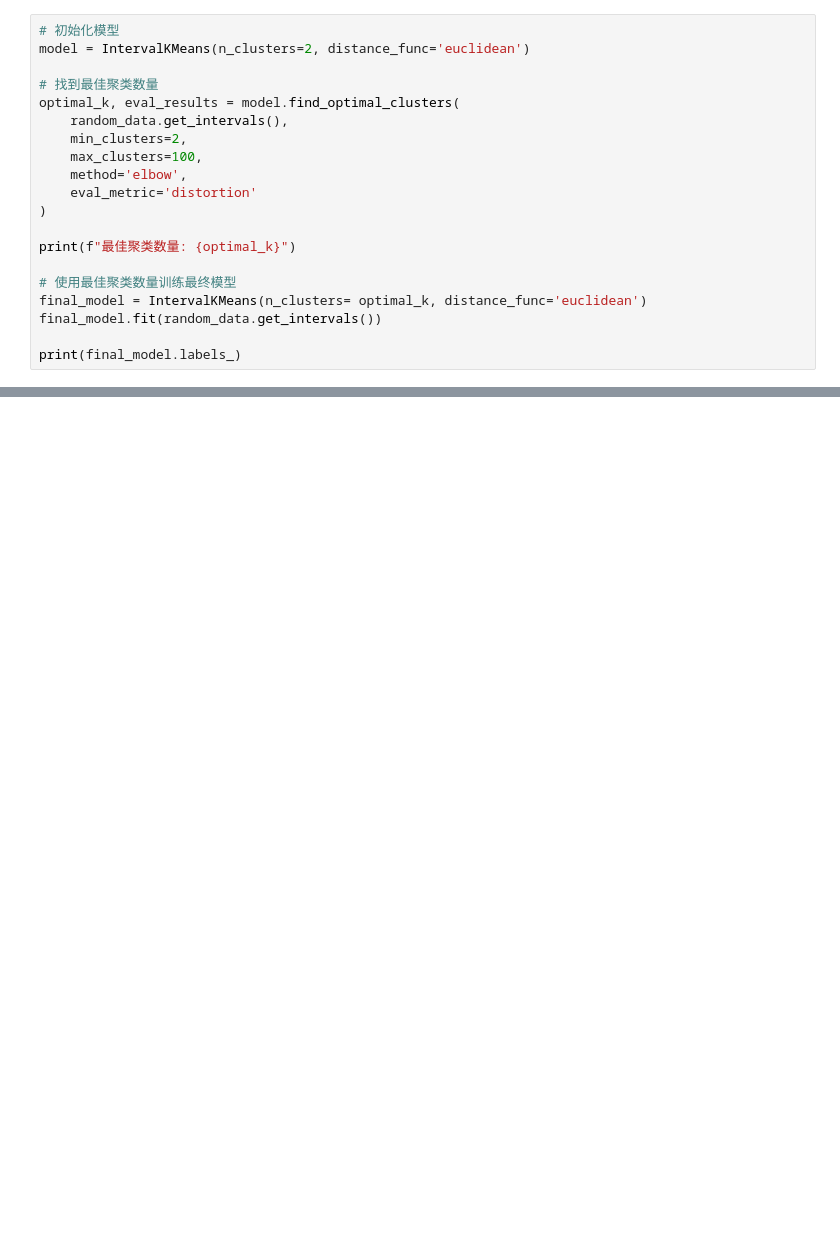
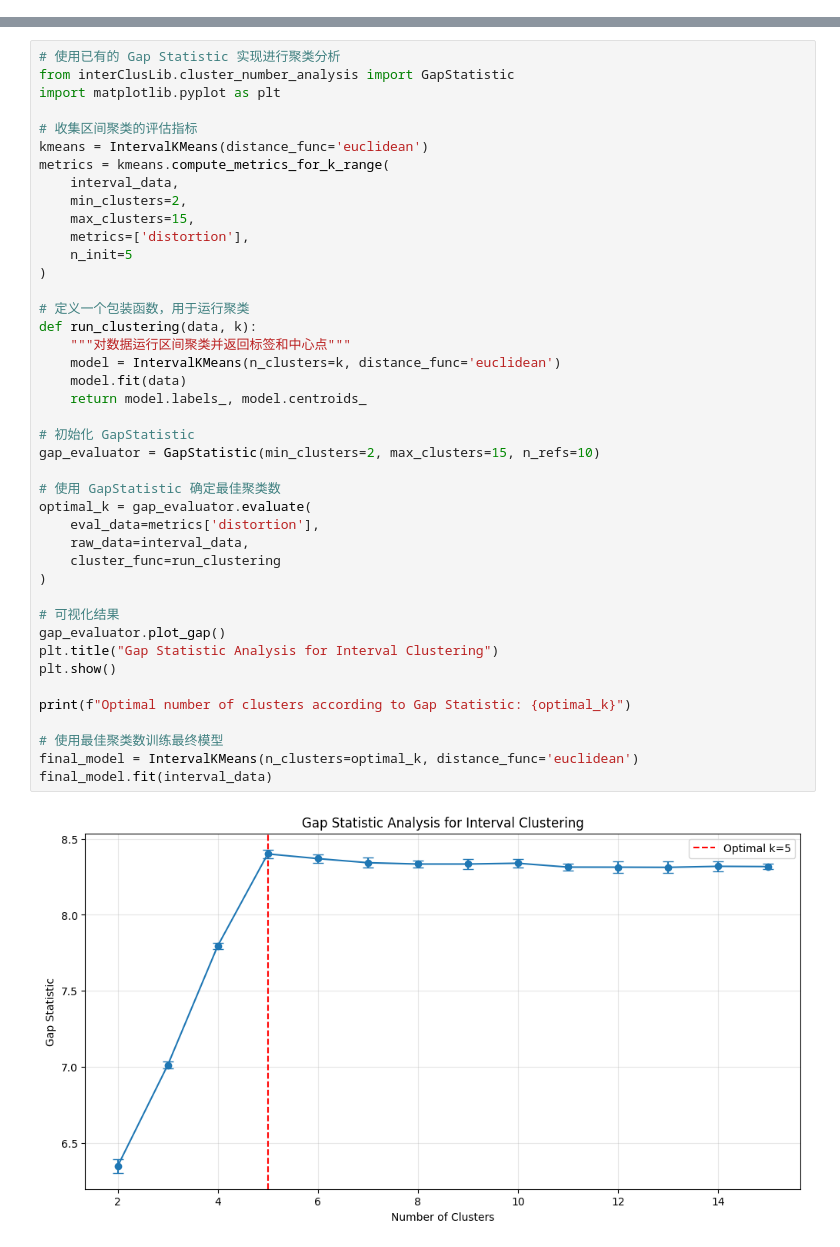
Before and after one commit to hchaenc/InterClusLib, a Jupyter notebook: examples/example_auto.ipynb, the cells around one changed output, grey strips where cells are left out. Drawn from its saved outputs; the diff is of its cells as text; blank space fills up the shorter version.

```diff
--- a/examples/example_auto.ipynb
+++ b/examples/example_auto.ipynb
@@ -111,20 +76,0 @@ plot_intervals_3D(random_data.get_intervals())
-# %%
-# 初始化模型
-model = IntervalKMeans(n_clusters=2, distance_func='euclidean')
-
-# 找到最佳聚类数量
-optimal_k, eval_results = model.find_optimal_clusters(
-    random_data.get_intervals(),
-    min_clusters=2,
-    max_clusters=100,
-    method='elbow',
-    eval_metric='distortion'
-)
-
-print(f"最佳聚类数量: {optimal_k}")
-
-# 使用最佳聚类数量训练最终模型
-final_model = IntervalKMeans(n_clusters= optimal_k, distance_func='euclidean')
-final_model.fit(random_data.get_intervals())
-
-print(final_model.labels_)
@@ -140,0 +123,44 @@ plot_intervals_3D(random_data.get_intervals(), final_model.labels_)
+# %%
+# 使用已有的 Gap Statistic 实现进行聚类分析
+from interClusLib.cluster_number_analysis import GapStatistic
+import matplotlib.pyplot as plt
+
+# 收集区间聚类的评估指标
+kmeans = IntervalKMeans(distance_func='euclidean')
+metrics = kmeans.compute_metrics_for_k_range(
+    interval_data,
+    min_clusters=2,
+    max_clusters=15,
+    metrics=['distortion'],
+    n_init=5
+)
+
+# 定义一个包装函数，用于运行聚类
+def run_clustering(data, k):
+    """对数据运行区间聚类并返回标签和中心点"""
+    model = IntervalKMeans(n_clusters=k, distance_func='euclidean')
+    model.fit(data)
+    return model.labels_, model.centroids_
+
+# 初始化 GapStatistic
+gap_evaluator = GapStatistic(min_clusters=2, max_clusters=15, n_refs=10)
+
+# 使用 GapStatistic 确定最佳聚类数
+optimal_k = gap_evaluator.evaluate(
+    eval_data=metrics['distortion'],
+    raw_data=interval_data,
+    cluster_func=run_clustering
+)
+
+# 可视化结果
+gap_evaluator.plot_gap()
+plt.title("Gap Statistic Analysis for Interval Clustering")
+plt.show()
+
+print(f"Optimal number of clusters according to Gap Statistic: {optimal_k}")
+
+# 使用最佳聚类数训练最终模型
+final_model = IntervalKMeans(n_clusters=optimal_k, distance_func='euclidean')
+final_model.fit(interval_data)
+# %% [output]
+[figure, added]
```
Also changed, not shown: parts of 8 cells of this notebook, 16 other files.
